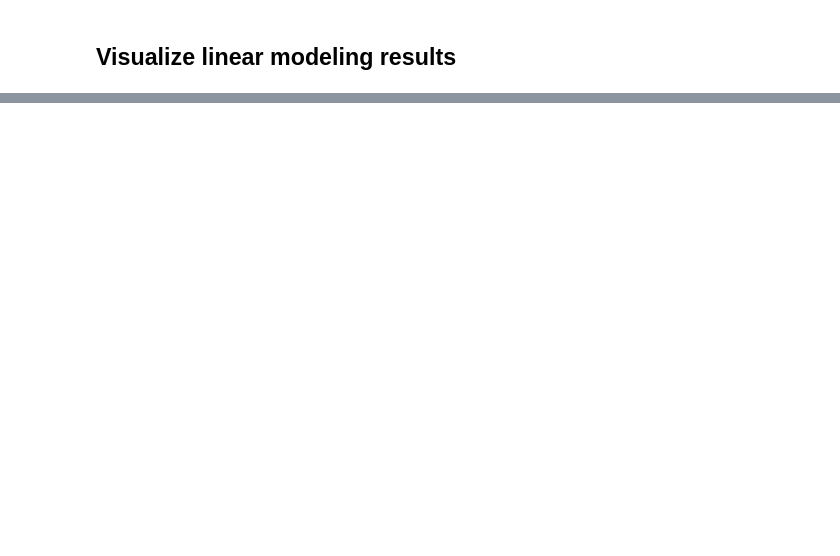
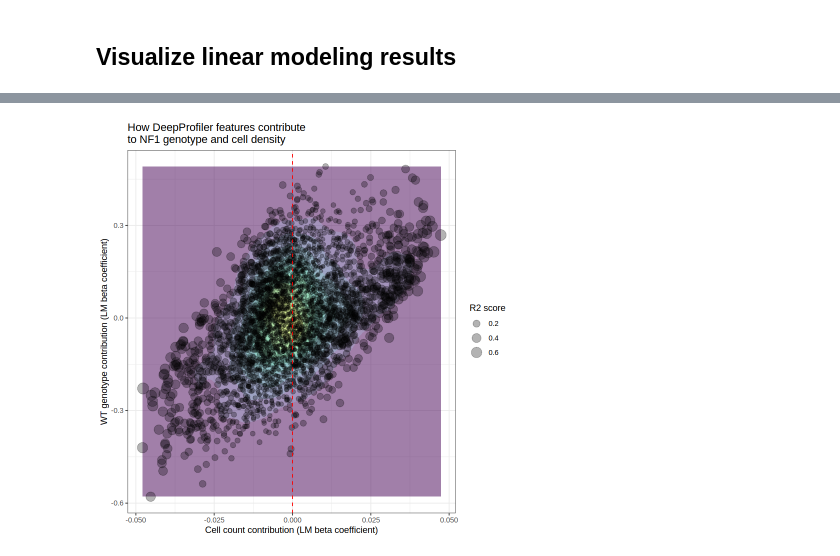
Before and after one commit to WayScience/Benchmarking_NF1_data, a Jupyter notebook: 5_analyze_data/notebooks/linear_model/visualize_linear_model.ipynb, the cells around one changed output, grey strips where cells are left out. Cells and saved outputs as stored; diff of their text form; code cells hidden in the pictures; blank space fills up the shorter version.

```diff
--- a/5_analyze_data/notebooks/linear_model/visualize_linear_model.ipynb
+++ b/5_analyze_data/notebooks/linear_model/visualize_linear_model.ipynb
@@ -91,0 +99,8 @@ ggsave(lm_fig, lm_fig_gg, dpi = 500, height = 6, width = 6)
+# %%
+# Load and process linear model data
+lm_dp_df <- readr::read_tsv(
+    lm_dp_file, col_types = readr::cols(.default = "d", feature = "c")
+)
+
+print(dim(lm_dp_df))
+head(lm_dp_df, 10)
@@ -91,0 +122,21 @@ ggsave(lm_fig, lm_fig_gg, dpi = 500, height = 6, width = 6)
+# %%
+lm_dp_fig_gg <- (
+    ggplot(lm_dp_df, aes(x = cell_count_coef, y = WT_coef))
+    + geom_density_2d_filled(alpha = 0.5, show.legend = FALSE)
+    + geom_point(aes(size = r2_score), alpha = 0.3)
+    + geom_vline(xintercept = 0, linetype = "dashed", color = "red")
+    + theme_bw()
+    + guides(
+        size = guide_legend(title = "R2 score")
+    )
+    + ylab("WT genotype contribution (LM beta coefficient)")
+    + xlab("Cell count contribution (LM beta coefficient)")
+    + ggtitle("How DeepProfiler features contribute\nto NF1 genotype and cell density")
+)
+
+# Output figure
+ggsave(lm_dp_fig, lm_dp_fig_gg, dpi = 500, height = 6, width = 6)
+
+lm_dp_fig_gg
+# %% [output]
+[figure, added]
```
Also changed, not shown: parts of 7 cells of this notebook, 15 other files.
